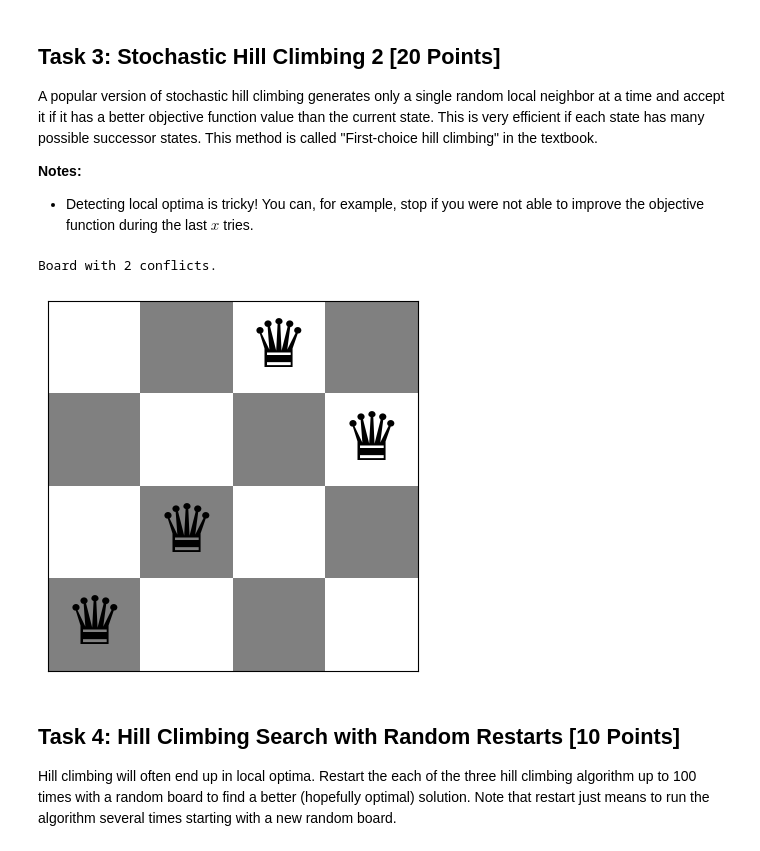
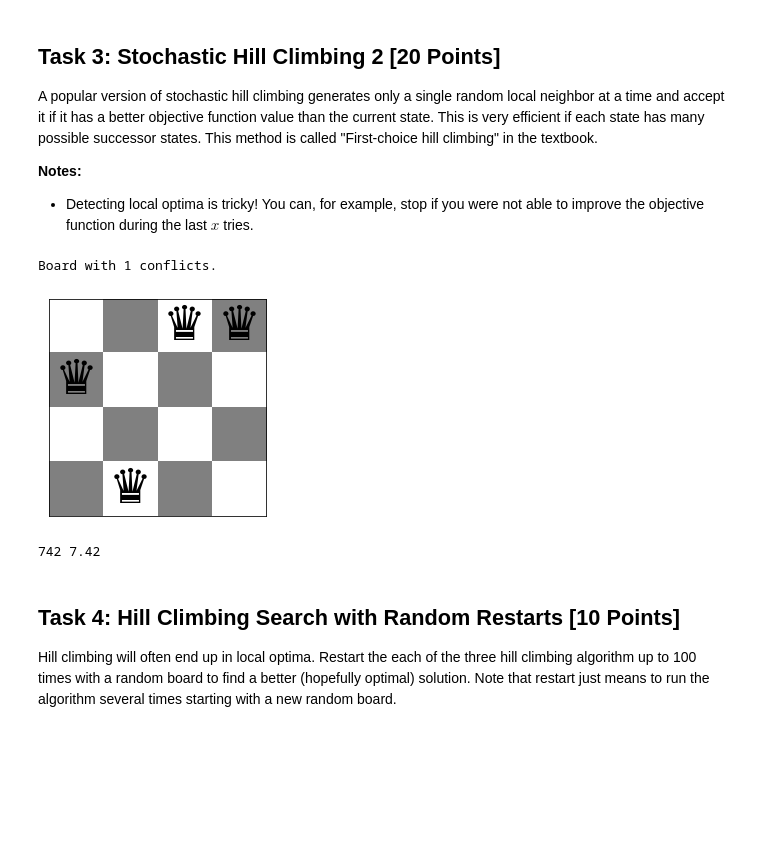
Before and after one commit to chirschbrich/n_queens, a Jupyter notebook: n_queens.ipynb, the cells around one changed output. Drawn from its saved outputs; the diff is of its cells as text; code cells hidden in the pictures; blank space fills up the shorter version.

```diff
--- a/n_queens.ipynb
+++ b/n_queens.ipynb
@@ -190,36 +231,47 @@ __Notes:__
 
 * Detecting local optima is tricky! You can, for example, stop if you were not able to improve the objective function during the last $x$ tries.
 # %%
-def first_choice_hill_climbing(board, max_attempts=100):
+def first_choice_hill_climbing(board):
     n = len(board)
     current_board = board.copy()
     current_conflicts = conflicts(current_board)
-    attempts = 0
 
-    while attempts < max_attempts:
-        col = np.random.randint(n)
-        row = np.random.randint(n)
+    while True:
+        found_better = False
+        for _ in range(n * n):  # Limit the number of attempts to find a better neighbor
+            col = np.random.randint(0, n - 1)
+            row = np.random.randint(0, n - 1)
+            if row != current_board[col]:
+                neighbor = current_board.copy()
+                neighbor[col] = row
+                neighbor_conflicts = conflicts(neighbor)
 
-        if row != current_board[col]:
-            neighbor = current_board.copy()
-            neighbor[col] = row
-            neighbor_conflicts = conflicts(neighbor)
+                if neighbor_conflicts < current_conflicts:
+                    current_board = neighbor
+                    current_conflicts = neighbor_conflicts
+                    found_better = True
+                    break
 
-            if neighbor_conflicts < current_conflicts:
-                current_board = neighbor
-                current_conflicts = neighbor_conflicts
-                attempts = 0  # reset attempts after a successful move
-            else:
-                attempts += 1
+        if not found_better:
+            # No better neighbor found, local optimum reached
+            break
 
     return current_board
 # %%
 # Code and description go here
+count = 0
+y = 10000
+for n in range(y):
+    board = random_board(4)
+    if conflicts(first_choice_hill_climbing(board)) == 0:
+        count += 1
 board = random_board(4)
 show_board(first_choice_hill_climbing(board))
+print(count, count/y * 100)
 # %% [output]
-Board with 2 conflicts.
+Board with 1 conflicts.
-[figure, old version]
+[figure, new version]
+742 7.42
 # %% [markdown]
 ## Task 4: Hill Climbing Search with Random Restarts [10 Points]
 
```
Also changed, not shown: parts of 16 cells of this notebook.
